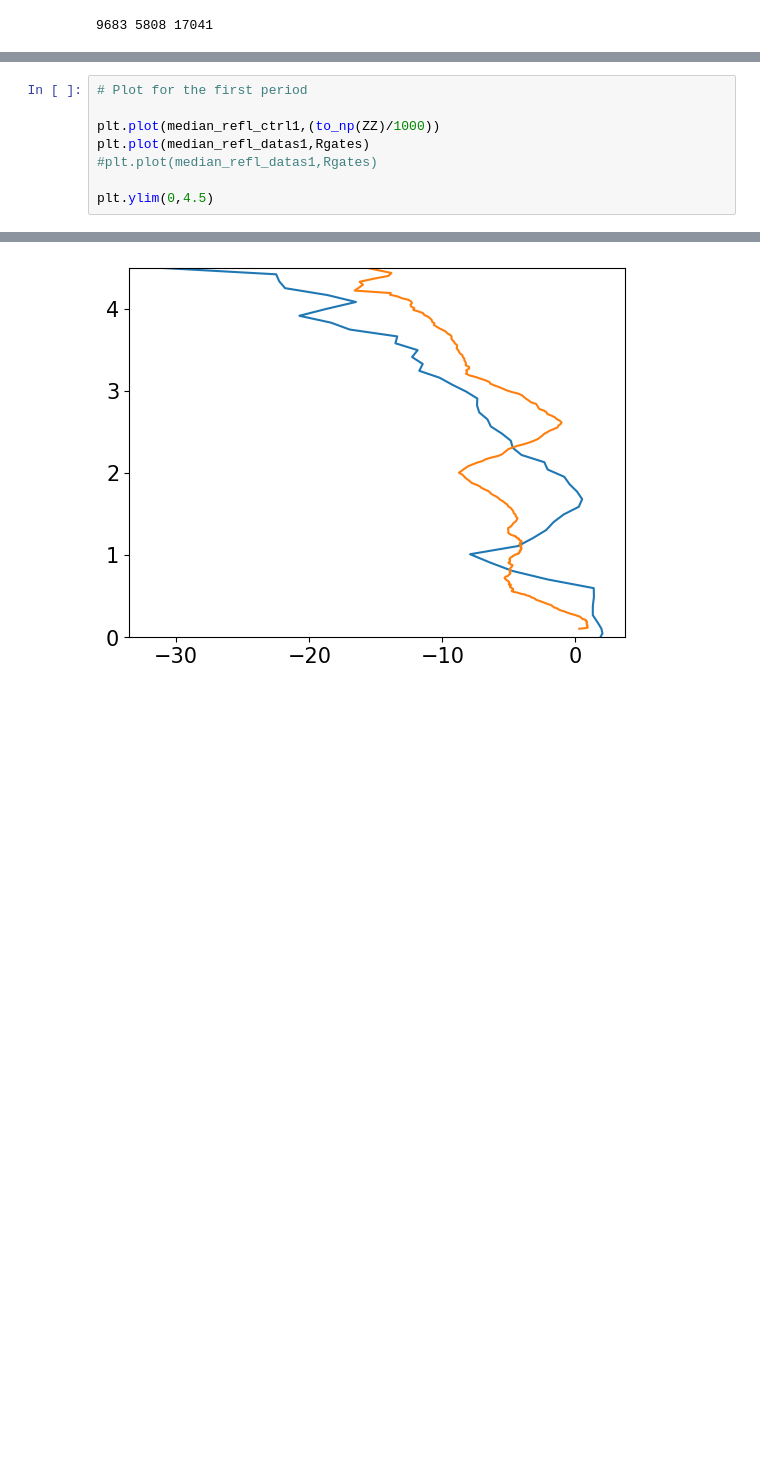
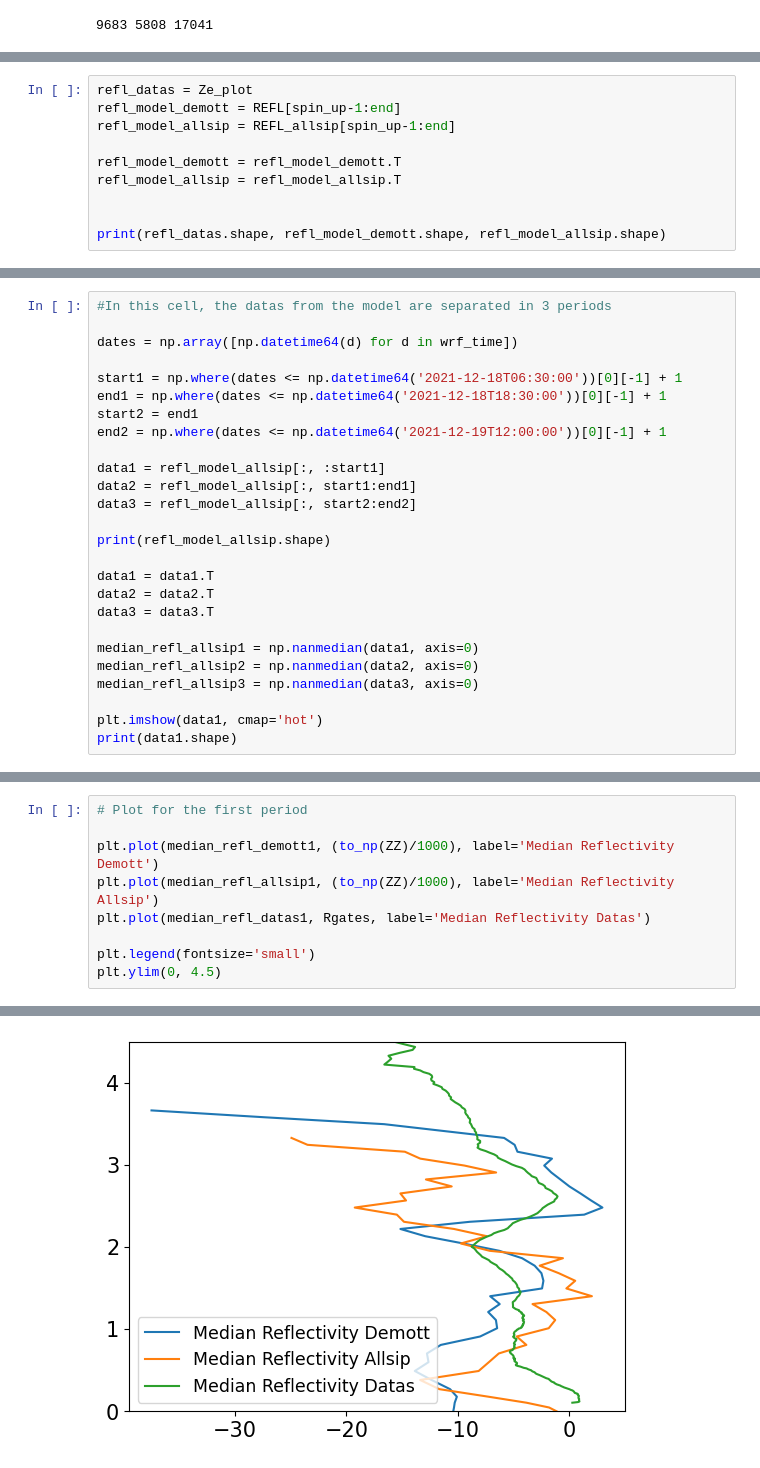
Before and after one commit to eliotperrin/Mixed-phase-cloud-with-CR-SIM, a Jupyter notebook: Comparaison.ipynb, the cells around one changed output, grey strips where cells are left out. Cells and saved outputs as stored; diff of their text form; blank space fills up the shorter version.

```diff
--- a/Comparaison.ipynb
+++ b/Comparaison.ipynb
@@ -375,0 +373,10 @@ print(refl_datas.shape, refl_model.shape)
+# %%
+refl_datas = Ze_plot
+refl_model_demott = REFL[spin_up-1:end]
+refl_model_allsip = REFL_allsip[spin_up-1:end]
+
+refl_model_demott = refl_model_demott.T
+refl_model_allsip = refl_model_allsip.T
+
+
+print(refl_datas.shape, refl_model_demott.shape, refl_model_allsip.shape)
@@ -429,0 +445,26 @@ median_refl_ctrl3 = np.nanmedian(data3, axis=1)
+# %%
+#In this cell, the datas from the model are separated in 3 periods
+
+dates = np.array([np.datetime64(d) for d in wrf_time])
+
+start1 = np.where(dates <= np.datetime64('2021-12-18T06:30:00'))[0][-1] + 1
+end1 = np.where(dates <= np.datetime64('2021-12-18T18:30:00'))[0][-1] + 1
+start2 = end1
+end2 = np.where(dates <= np.datetime64('2021-12-19T12:00:00'))[0][-1] + 1
+
+data1 = refl_model_allsip[:, :start1]
+data2 = refl_model_allsip[:, start1:end1]
+data3 = refl_model_allsip[:, start2:end2]
+
+print(refl_model_allsip.shape)
+
+data1 = data1.T
+data2 = data2.T
+data3 = data3.T
+
+median_refl_allsip1 = np.nanmedian(data1, axis=0)
+median_refl_allsip2 = np.nanmedian(data2, axis=0)
+median_refl_allsip3 = np.nanmedian(data3, axis=0)
+
+plt.imshow(data1, cmap='hot')
+print(data1.shape)
@@ -430,11 +475,12 @@ median_refl_ctrl3 = np.nanmedian(data3, axis=1)
 # %%
 # Plot for the first period
 
-plt.plot(median_refl_ctrl1,(to_np(ZZ)/1000))
-plt.plot(median_refl_datas1,Rgates)
-#plt.plot(median_refl_datas1,Rgates)
+plt.plot(median_refl_demott1, (to_np(ZZ)/1000), label='Median Reflectivity Demott')
+plt.plot(median_refl_allsip1, (to_np(ZZ)/1000), label='Median Reflectivity Allsip')
+plt.plot(median_refl_datas1, Rgates, label='Median Reflectivity Datas')
 
-plt.ylim(0,4.5)
+plt.legend(fontsize='small')
+plt.ylim(0, 4.5)
 # %% [output]
 (0.0, 4.5)
-[figure, old version]
+[figure, new version]
```
Also changed, not shown: parts of 12 cells of this notebook.
